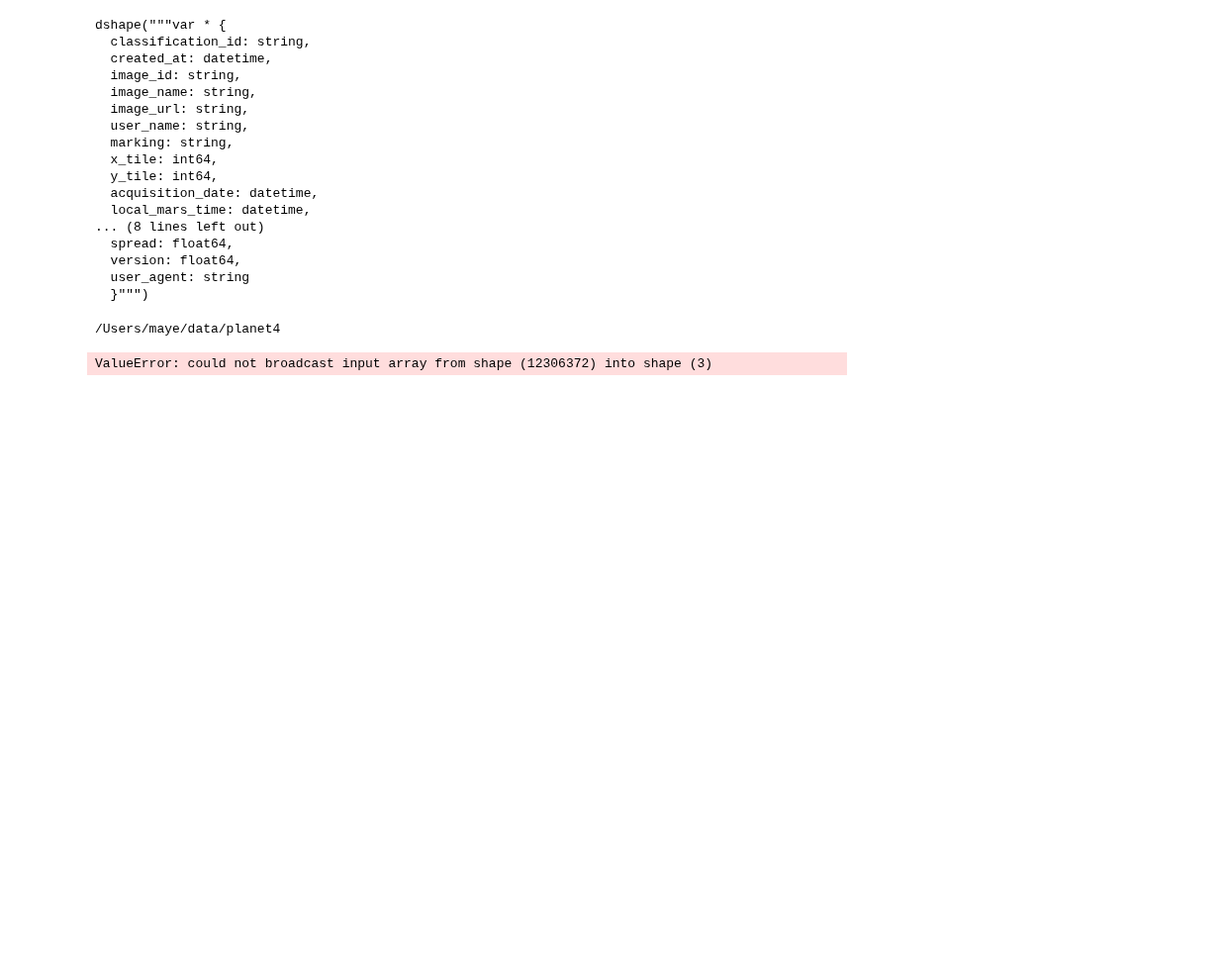
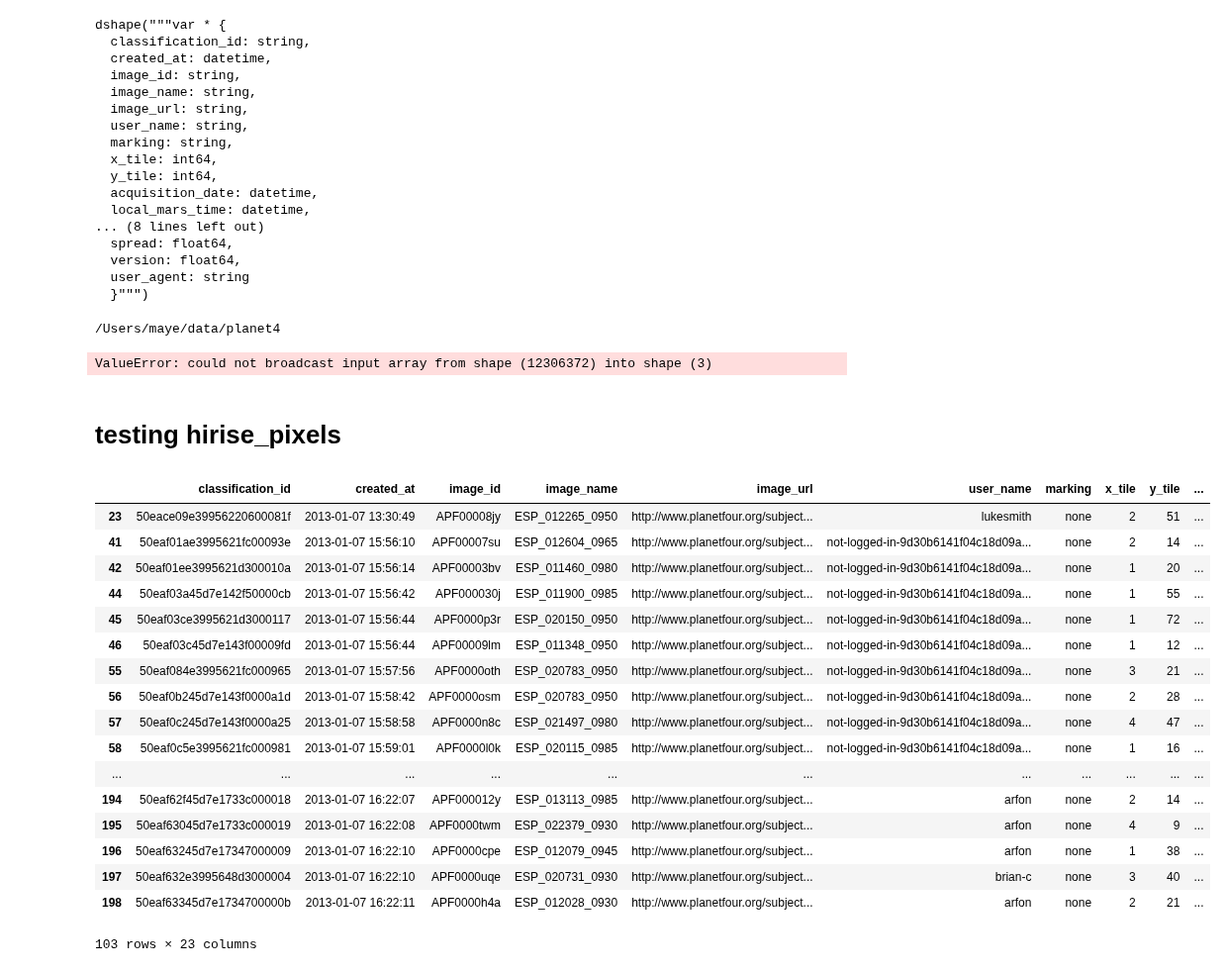
Before and after one commit to michaelaye/planet4, a Jupyter notebook: notebooks/reduction tests.ipynb, the cells around one changed output. Shown at 99% size. Cells and saved outputs as stored; diff of their text form; code cells hidden in the pictures; blank space fills up the shorter version.

```diff
--- a/notebooks/reduction tests.ipynb
+++ b/notebooks/reduction tests.ipynb
@@ -333,3 +331,5 @@ blaze.into('test.bcolz',
            dshape=ds, na_values=['null'])
 # %% [output]
 ValueError: could not broadcast input array from shape (12306372) into shape (3)
+# %% [markdown]
+# testing hirise_pixels
@@ -335,0 +338,23 @@ ValueError: could not broadcast input array from shape (12306372) into shape (3)
+# %%
+df = pd.read_hdf('/Users/klay6683/data/planet4/test_database_queryable.h5','df')
+# %%
+df[df.hirise_x.isnull()]
+# %% [output]
+|  | classification_id | created_at | image_id | image_name | image_url | user_name | marking | x_tile | y_tile | ... |
+| 23 | 50eace09e39956220600081f | 2013-01-07 13:30:49 | APF00008jy | ESP_012265_0950 | http://www.planetfour.org/subject... | lukesmith | none | 2 | 51 | ... |
+| 41 | 50eaf01ae3995621fc00093e | 2013-01-07 15:56:10 | APF00007su | ESP_012604_0965 | http://www.planetfour.org/subject... | not-logged-in-9d30b6141f04c18d09a... | none | 2 | 14 | ... |
+| 42 | 50eaf01ee3995621d300010a | 2013-01-07 15:56:14 | APF00003bv | ESP_011460_0980 | http://www.planetfour.org/subject... | not-logged-in-9d30b6141f04c18d09a... | none | 1 | 20 | ... |
+| 44 | 50eaf03a45d7e142f50000cb | 2013-01-07 15:56:42 | APF000030j | ESP_011900_0985 | http://www.planetfour.org/subject... | not-logged-in-9d30b6141f04c18d09a... | none | 1 | 55 | ... |
+| 45 | 50eaf03ce3995621d3000117 | 2013-01-07 15:56:44 | APF0000p3r | ESP_020150_0950 | http://www.planetfour.org/subject... | not-logged-in-9d30b6141f04c18d09a... | none | 1 | 72 | ... |
+| 46 | 50eaf03c45d7e143f00009fd | 2013-01-07 15:56:44 | APF00009lm | ESP_011348_0950 | http://www.planetfour.org/subject... | not-logged-in-9d30b6141f04c18d09a... | none | 1 | 12 | ... |
+| 55 | 50eaf084e3995621fc000965 | 2013-01-07 15:57:56 | APF0000oth | ESP_020783_0950 | http://www.planetfour.org/subject... | not-logged-in-9d30b6141f04c18d09a... | none | 3 | 21 | ... |
+| 56 | 50eaf0b245d7e143f0000a1d | 2013-01-07 15:58:42 | APF0000osm | ESP_020783_0950 | http://www.planetfour.org/subject... | not-logged-in-9d30b6141f04c18d09a... | none | 2 | 28 | ... |
+| 57 | 50eaf0c245d7e143f0000a25 | 2013-01-07 15:58:58 | APF0000n8c | ESP_021497_0980 | http://www.planetfour.org/subject... | not-logged-in-9d30b6141f04c18d09a... | none | 4 | 47 | ... |
+| 58 | 50eaf0c5e3995621fc000981 | 2013-01-07 15:59:01 | APF0000l0k | ESP_020115_0985 | http://www.planetfour.org/subject... | not-logged-in-9d30b6141f04c18d09a... | none | 1 | 16 | ... |
+| ... | ... | ... | ... | ... | ... | ... | ... | ... | ... | ... |
+| 194 | 50eaf62f45d7e1733c000018 | 2013-01-07 16:22:07 | APF000012y | ESP_013113_0985 | http://www.planetfour.org/subject... | arfon | none | 2 | 14 | ... |
+| 195 | 50eaf63045d7e1733c000019 | 2013-01-07 16:22:08 | APF0000twm | ESP_022379_0930 | http://www.planetfour.org/subject... | arfon | none | 4 | 9 | ... |
+| 196 | 50eaf63245d7e17347000009 | 2013-01-07 16:22:10 | APF0000cpe | ESP_012079_0945 | http://www.planetfour.org/subject... | arfon | none | 1 | 38 | ... |
+| 197 | 50eaf632e3995648d3000004 | 2013-01-07 16:22:10 | APF0000uqe | ESP_020731_0930 | http://www.planetfour.org/subject... | brian-c | none | 3 | 40 | ... |
+| 198 | 50eaf63345d7e1734700000b | 2013-01-07 16:22:11 | APF0000h4a | ESP_012028_0930 | http://www.planetfour.org/subject... | arfon | none | 2 | 21 | ... |
+103 rows × 23 columns
```
Also changed, not shown: parts of 3 cells of this notebook.
